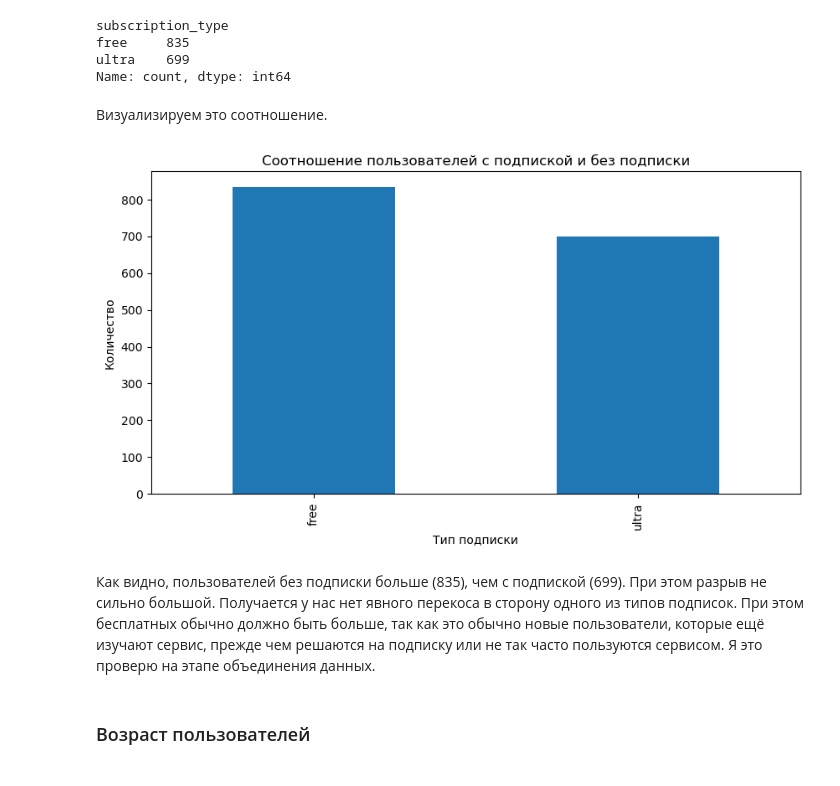
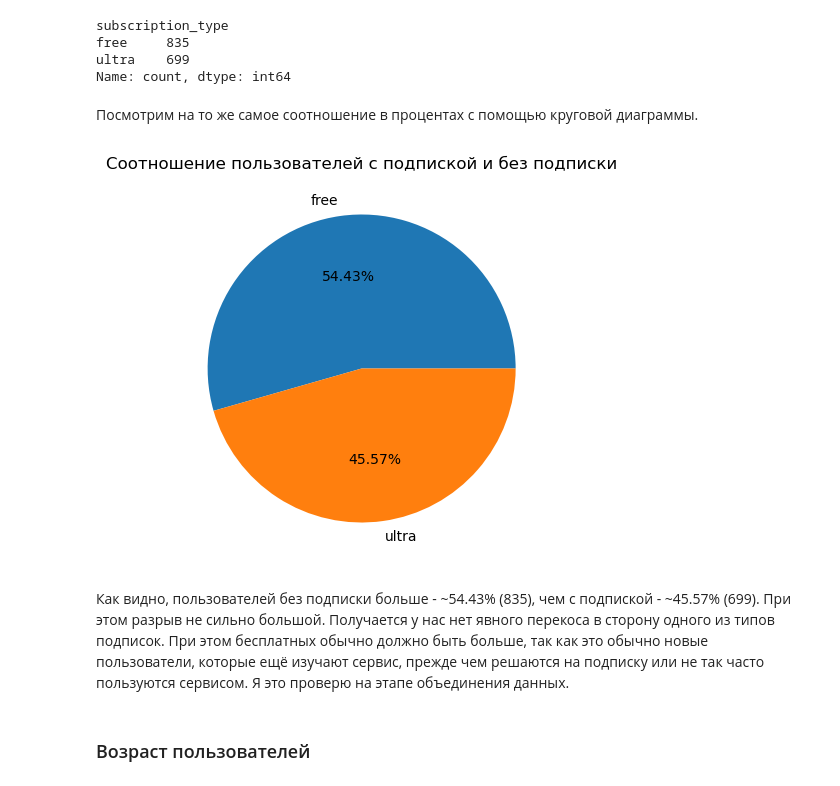
Before and after one commit to sudobooo/go_fast_project, a Jupyter notebook: go_fast_project.ipynb, the cells around one changed output. Cells and saved outputs as stored; diff of their text form; code cells hidden in the pictures.

```diff
--- a/go_fast_project.ipynb
+++ b/go_fast_project.ipynb
@@ -267,18 +275,17 @@ free     835
 ultra    699
 Name: count, dtype: int64
 # %% [markdown]
-Визуализируем это соотношение.
+Посмотрим на то же самое соотношение в процентах с помощью круговой диаграммы.
 # %%
-users_data['subscription_type'].value_counts().plot(kind='bar', figsize=(10, 5))
+users_data['subscription_type'].value_counts(normalize=True).plot(kind='pie', figsize=(10, 5), autopct='%1.2f%%')
 
 plt.title('Соотношение пользователей с подпиской и без подписки')
-plt.ylabel('Количество')
-plt.xlabel('Тип подписки')
+plt.ylabel('')
 plt.show()
 # %% [output]
-[figure, old version]
+[figure, new version]
 # %% [markdown]
-Как видно, пользователей без подписки больше (835), чем с подпиской (699). При этом разрыв не сильно большой. Получается у нас нет явного перекоса в сторону одного из типов подписок.
+Как видно, пользователей без подписки больше - \~54.43% (835), чем с подпиской - \~45.57% (699). При этом разрыв не сильно большой. Получается у нас нет явного перекоса в сторону одного из типов подписок.
 При этом бесплатных обычно должно быть больше, так как это обычно новые пользователи, которые ещё изучают сервис, прежде чем решаются на подписку или не так часто пользуются сервисом.
 Я это проверю на этапе объединения данных.
 # %% [markdown]
```
Also changed, not shown: parts of 38 cells of this notebook.
